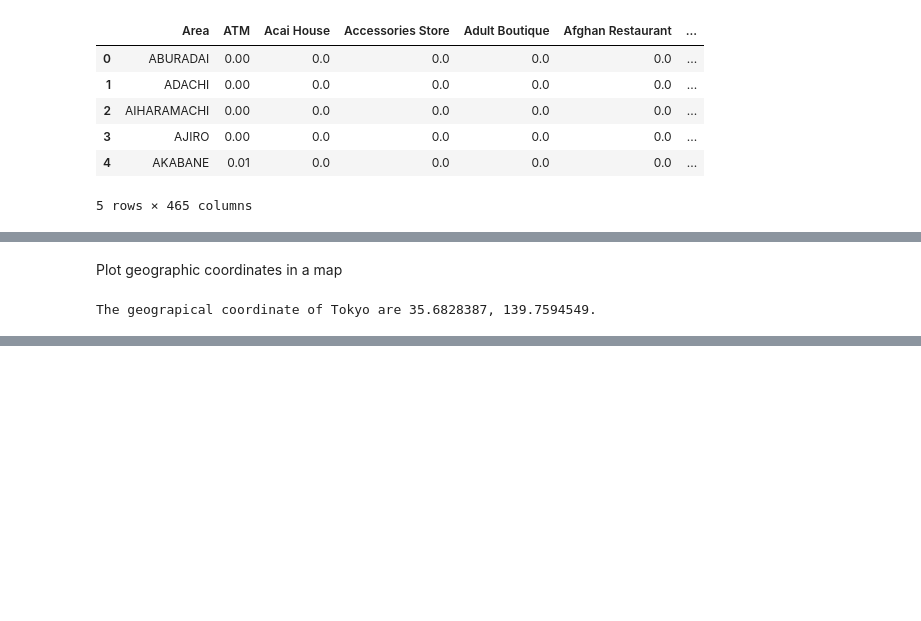
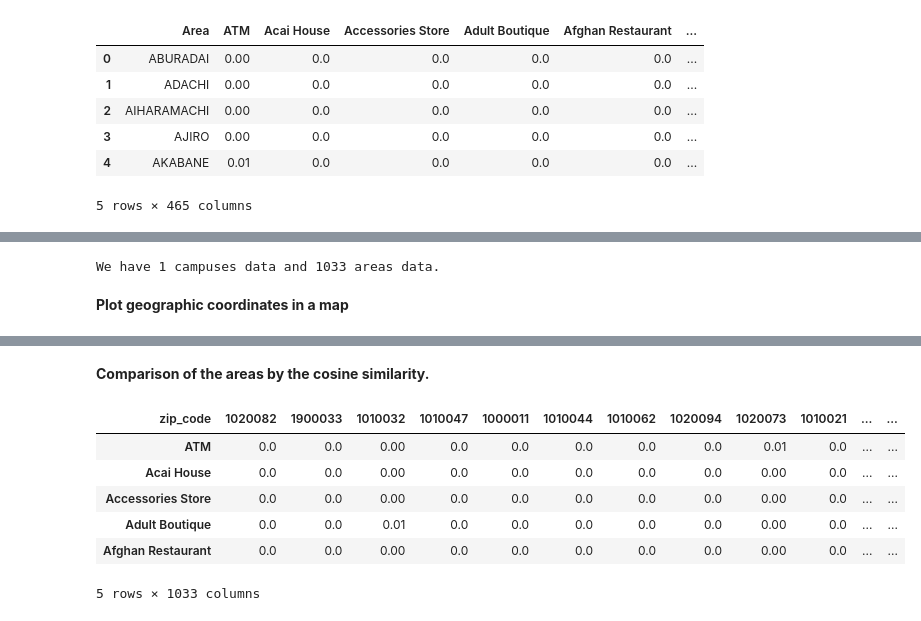
Before and after one commit to HIKARU8150/Coursera_Capstone, a Jupyter notebook: Project/find_new_campus.ipynb, the cells around one changed output, grey strips where cells are left out. Saved outputs shown, nothing was run; the diff lists cells and outputs as text; code cells hidden in the pictures; blank space fills up the shorter version.

```diff
--- a/Project/find_new_campus.ipynb
+++ b/Project/find_new_campus.ipynb
@@ -69,14 +81,13 @@ zip_neighbor.dropna(inplace = True)
+# %%
+# separate the data into campus in Shibuya data and the others
+shibuya_campus_zip = "1500002"
+
+campus_zip_shibuya = zip_neighbor.query('zip_code == {}'.format(shibuya_campus_zip))
+zip_neighbor = zip_neighbor.query('zip_code != {}'.format(shibuya_campus_zip))
+
+print("We have {} campuses data and {} areas data.".format(campus_zip_neighbor.shape[0], zip_neighbor.shape[0]))
+# %% [output]
+We have 1 campuses data and 1033 areas data.
 # %% [markdown]
-Plot geographic coordinates in a map
+<b>Plot geographic coordinates in a map</b>
-# %%
-#obtain the location of Tokyo
-address = 'Tokyo'
-
-geolocator = Nominatim(user_agent="tk_explorer")
-location = geolocator.geocode(address)
-latitude = location.latitude
-longitude = location.longitude
-print('The geograpical coordinate of Tokyo are {}, {}.'.format(latitude, longitude))
-# %% [output]
-The geograpical coordinate of Tokyo are 35.6828387, 139.7594549.
 # %%
@@ -100,3 +133,5 @@ for lat, lng, label in zip(zip_neighbor['lat'], zip_neighbor['long'], zip_neighb
 map_tokyo
 # %% [output]
 [interactive output not drawn]
+# %% [markdown]
+<b>Comparison of the areas by the cosine similarity.</b>
@@ -102,0 +142,16 @@ map_tokyo
+# %%
+#make vectors
+drop_col = ["都", "区", "町", "Prefecture", "District", "Area", "lat", "long"]
+
+zip_vector = zip_neighbor.drop(drop_col, axis = 1)
+
+zip_vector_T = zip_vector.set_index("zip_code").T
+zip_vector_T.head()
+# %% [output]
+| zip_code | 1020082 | 1900033 | 1010032 | 1010047 | 1000011 | 1010044 | 1010062 | 1020094 | 1020073 | 1010021 | ... | ... |
+| ATM | 0.0 | 0.0 | 0.00 | 0.0 | 0.0 | 0.0 | 0.0 | 0.0 | 0.01 | 0.0 | ... | ... |
+| Acai House | 0.0 | 0.0 | 0.00 | 0.0 | 0.0 | 0.0 | 0.0 | 0.0 | 0.00 | 0.0 | ... | ... |
+| Accessories Store | 0.0 | 0.0 | 0.00 | 0.0 | 0.0 | 0.0 | 0.0 | 0.0 | 0.00 | 0.0 | ... | ... |
+| Adult Boutique | 0.0 | 0.0 | 0.01 | 0.0 | 0.0 | 0.0 | 0.0 | 0.0 | 0.00 | 0.0 | ... | ... |
+| Afghan Restaurant | 0.0 | 0.0 | 0.00 | 0.0 | 0.0 | 0.0 | 0.0 | 0.0 | 0.00 | 0.0 | ... | ... |
+5 rows × 1033 columns
```
Also changed, not shown: parts of 12 cells of this notebook, 2 other files.
